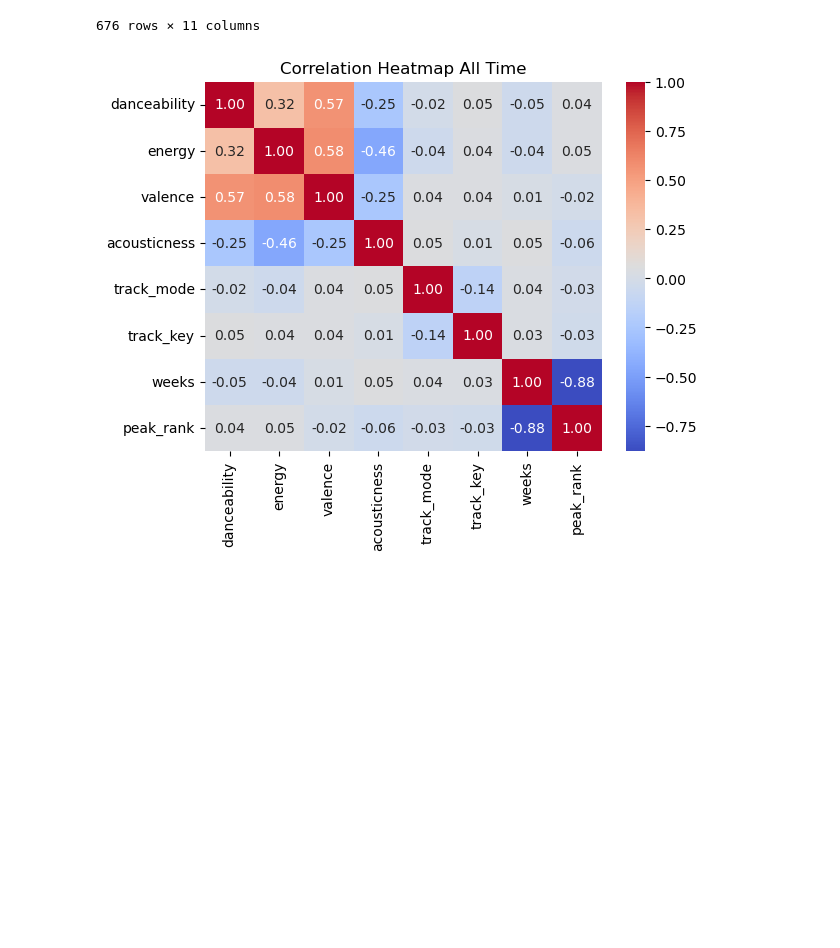
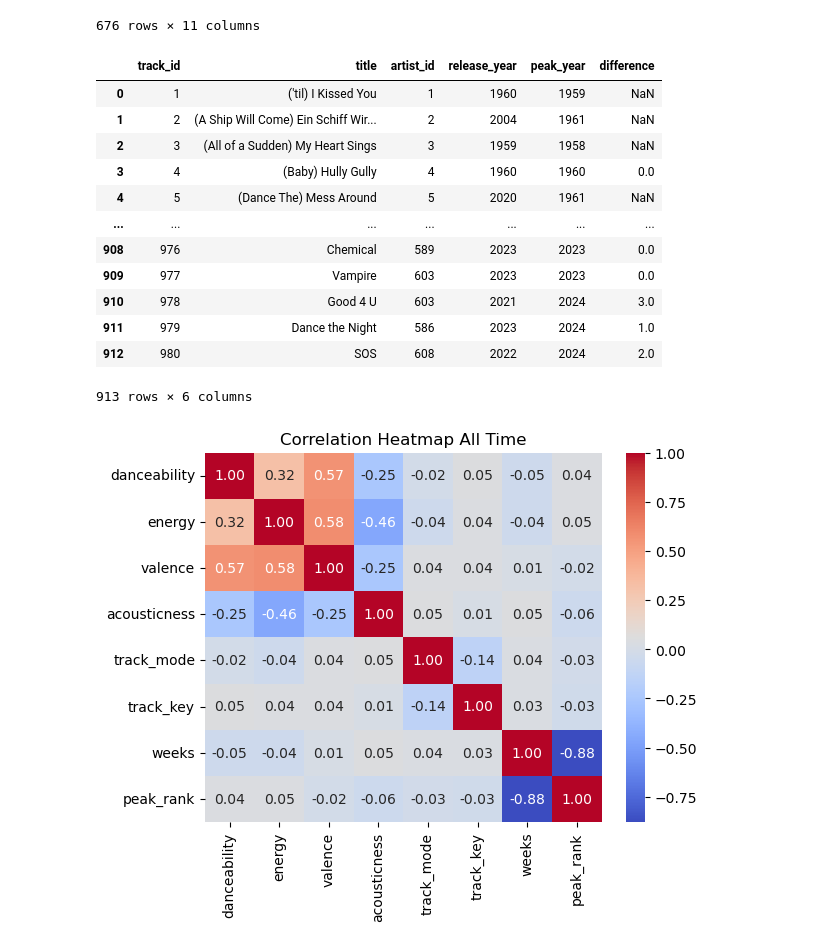
Before and after one commit to almudenamcastro/ironhack-w4-popatoms-sql, a Jupyter notebook: main.ipynb, the cells around one changed output. Saved outputs shown, nothing was run; the diff lists cells and outputs as text; code cells hidden in the pictures; blank space fills up the shorter version.

```diff
--- a/main.ipynb
+++ b/main.ipynb
@@ -134,6 +134,35 @@ weeks_properties_df
 | 674 | La Paloma | 'hot 100' | 10 | 0.5300 | 697 | 0.3160 | 0.528 | 0.708 | 1.0 | ... |
 | 675 | La Plume De Ma Tante | 'hot 100' | 5 | 0.7470 | 698 | 0.1880 | 0.697 | 0.763 | 1.0 | ... |
 676 rows × 11 columns
+# %%
+consulta_track_success_time="""SELECT
+    track_id,
+    title,
+    artist_id,
+    release_year,
+    peak_year,
+    CASE
+        WHEN peak_year >= release_year THEN peak_year - release_year
+        ELSE NULL
+    END AS difference
+FROM track"""
+track_success_time= pd.read_sql(consulta_track_success_time, con=engine)
+
+track_success_time
+# %% [output]
+|  | track_id | title | artist_id | release_year | peak_year | difference |
+| 0 | 1 | ('til) I Kissed You | 1 | 1960 | 1959 | NaN |
+| 1 | 2 | (A Ship Will Come) Ein Schiff Wir... | 2 | 2004 | 1961 | NaN |
+| 2 | 3 | (All of a Sudden) My Heart Sings | 3 | 1959 | 1958 | NaN |
+| 3 | 4 | (Baby) Hully Gully | 4 | 1960 | 1960 | 0.0 |
+| 4 | 5 | (Dance The) Mess Around | 5 | 2020 | 1961 | NaN |
+| ... | ... | ... | ... | ... | ... | ... |
+| 908 | 976 | Chemical | 589 | 2023 | 2023 | 0.0 |
+| 909 | 977 | Vampire | 603 | 2023 | 2023 | 0.0 |
+| 910 | 978 | Good 4 U | 603 | 2021 | 2024 | 3.0 |
+| 911 | 979 | Dance the Night | 586 | 2023 | 2024 | 1.0 |
+| 912 | 980 | SOS | 608 | 2022 | 2024 | 2.0 |
+913 rows × 6 columns
 # %%
 def plot_year_mean(df, params, type="bar", year_column='peak_year', figsize=(10,6), grid=True):
 
```
Also changed, not shown: parts of 1 cell of this notebook.
